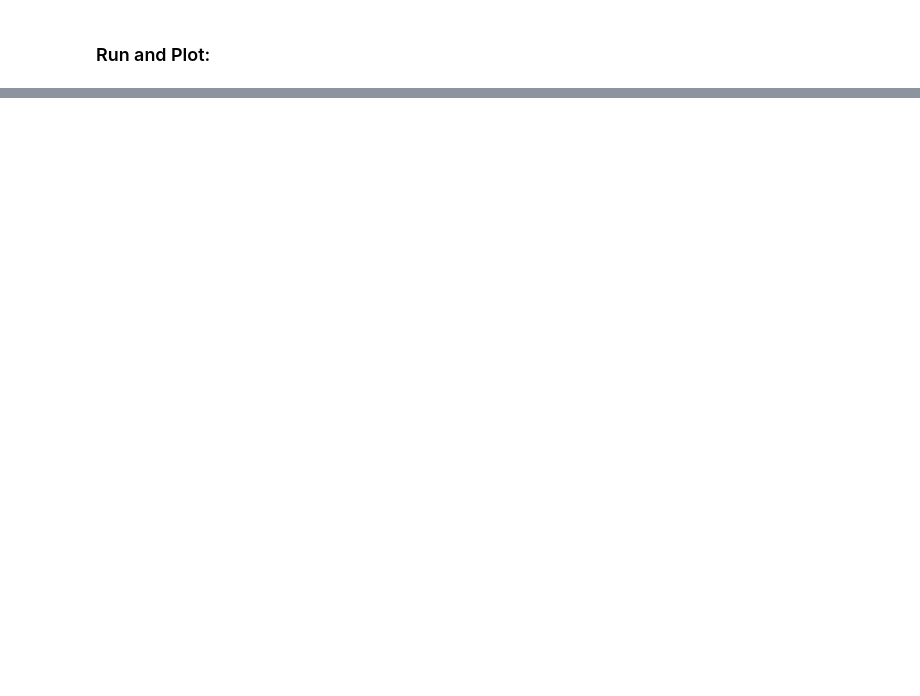
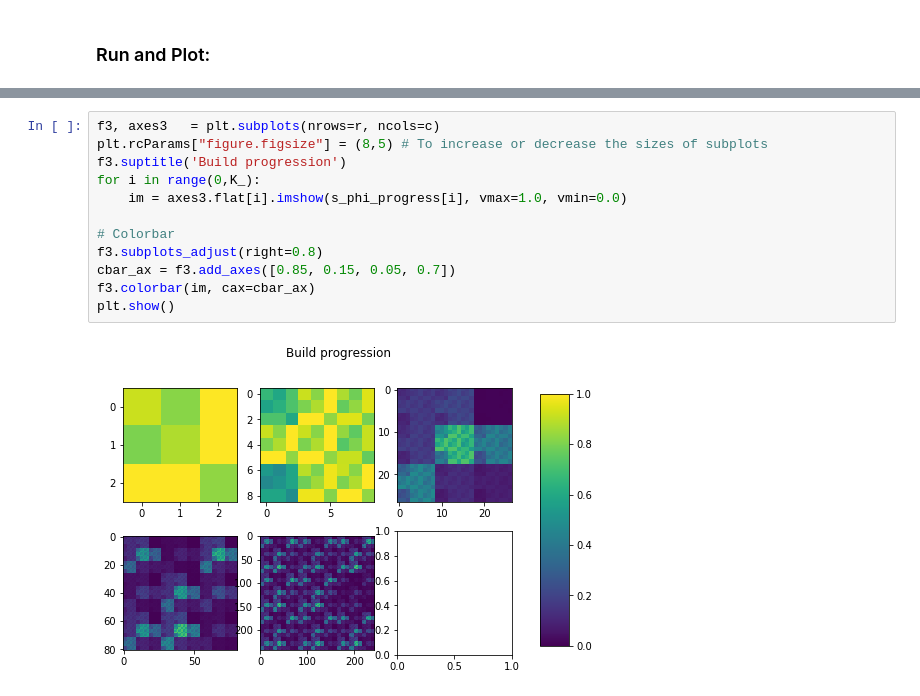
Before and after one commit to akshayats/probability, a Jupyter notebook: finite-mixture-models-SKG/SampleFromSKGM.ipynb, the cells around one changed output, grey strips where cells are left out. Cells and saved outputs as stored; diff of their text form; blank space fills up the shorter version.

```diff
--- a/finite-mixture-models-SKG/SampleFromSKGM.ipynb
+++ b/finite-mixture-models-SKG/SampleFromSKGM.ipynb
@@ -235 +192,15 @@ plt.show()
+# %%
+f3, axes3   = plt.subplots(nrows=r, ncols=c)
+plt.rcParams["figure.figsize"] = (8,5) # To increase or decrease the sizes of subplots
+f3.suptitle('Build progression')
+for i in range(0,K_):
+    im = axes3.flat[i].imshow(s_phi_progress[i], vmax=1.0, vmin=0.0)
+
+# Colorbar
+f3.subplots_adjust(right=0.8)
+cbar_ax = f3.add_axes([0.85, 0.15, 0.05, 0.7])
+f3.colorbar(im, cax=cbar_ax)
+plt.show()
+# %% [output]
+[figure, added]
 # %%
```
Also changed, not shown: parts of 15 cells of this notebook.
